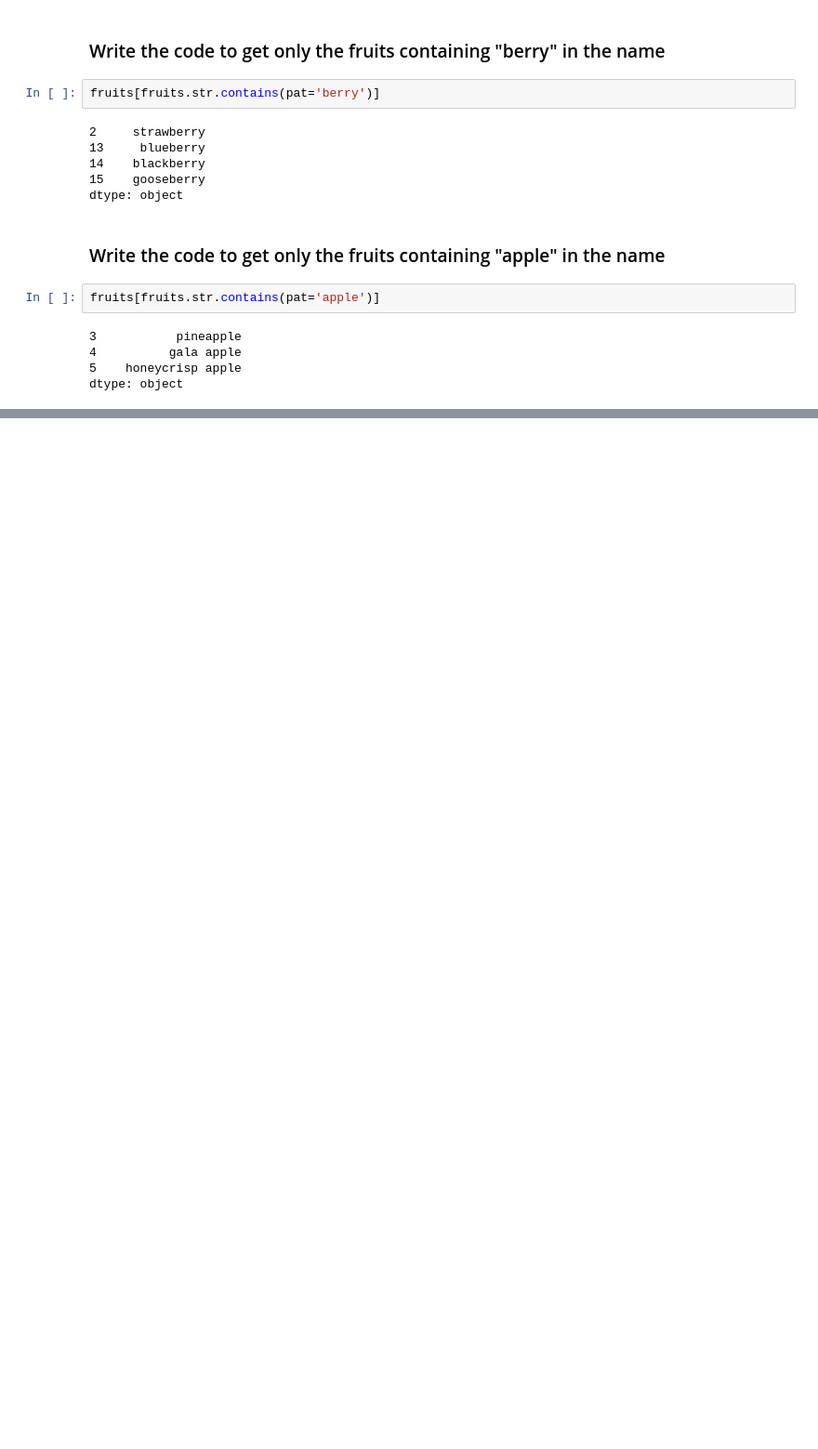
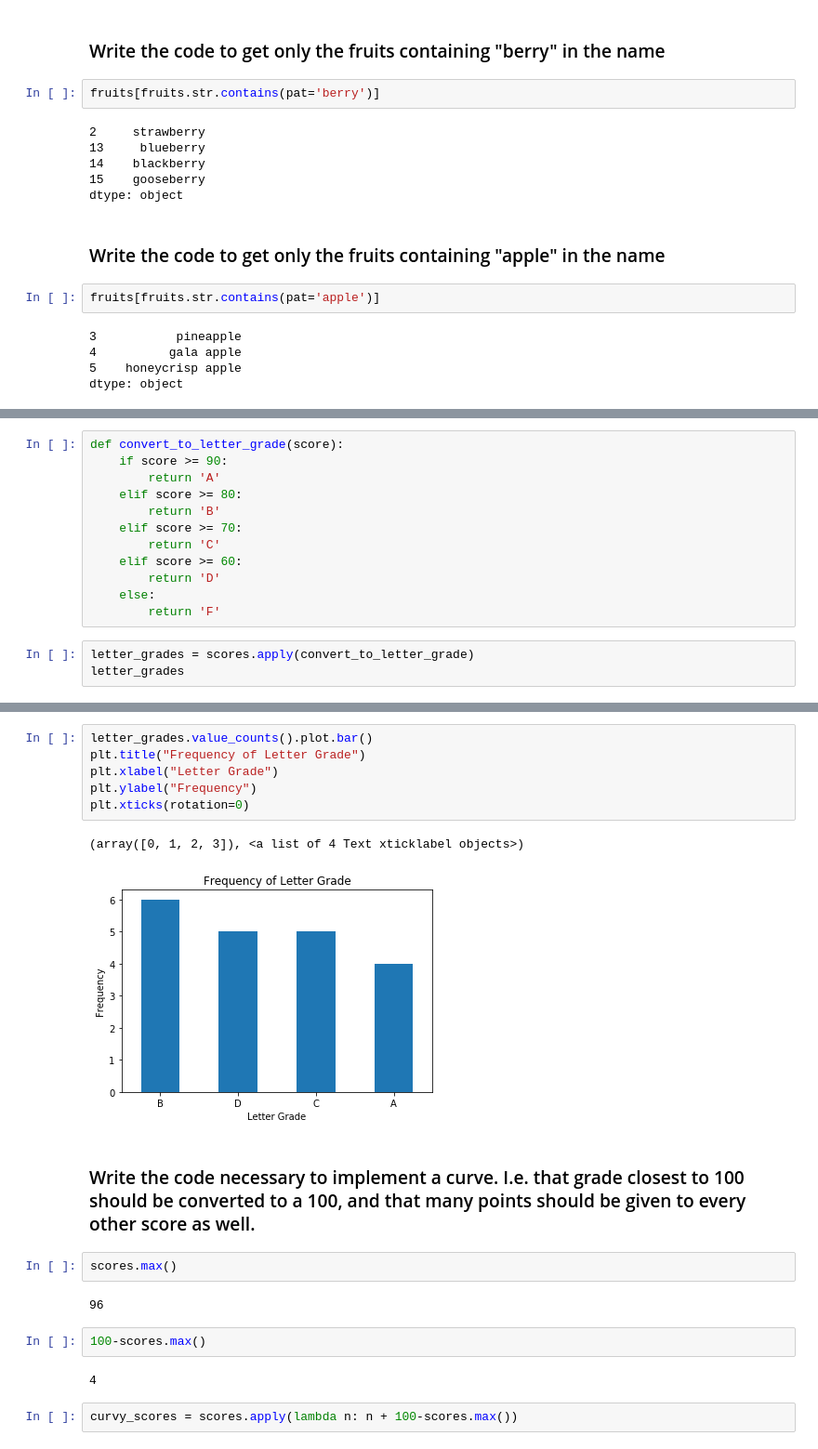
Before and after one commit to RyanMcCall/python-exercises, a Jupyter notebook: 4.8.4.2_panda_series.ipynb, the cells around one changed output, grey strips where cells are left out. Shown at 93% size. Saved outputs shown, nothing was run; the diff lists cells and outputs as text; blank space fills up the shorter version.

```diff
--- a/4.8.4.2_panda_series.ipynb
+++ b/4.8.4.2_panda_series.ipynb
@@ -218,0 +415,15 @@ dtype: object
+# %%
+def convert_to_letter_grade(score):
+    if score >= 90:
+        return 'A'
+    elif score >= 80:
+        return 'B'
+    elif score >= 70:
+        return 'C'
+    elif score >= 60:
+        return 'D'
+    else:
+        return 'F'
+# %%
+letter_grades = scores.apply(convert_to_letter_grade)
+letter_grades
@@ -218,0 +448,21 @@ dtype: object
+# %%
+letter_grades.value_counts().plot.bar()
+plt.title("Frequency of Letter Grade")
+plt.xlabel("Letter Grade")
+plt.ylabel("Frequency")
+plt.xticks(rotation=0)
+# %% [output]
+(array([0, 1, 2, 3]), <a list of 4 Text xticklabel objects>)
+[figure, added]
+# %% [markdown]
+### Write the code necessary to implement a curve. I.e. that grade closest to 100 should be converted to a 100, and that many points should be given to every other score as well.
+# %%
+scores.max()
+# %% [output]
+96
+# %%
+100-scores.max()
+# %% [output]
+4
+# %%
+curvy_scores = scores.apply(lambda n: n + 100-scores.max())
```
Also changed, not shown: parts of 49 cells of this notebook.
